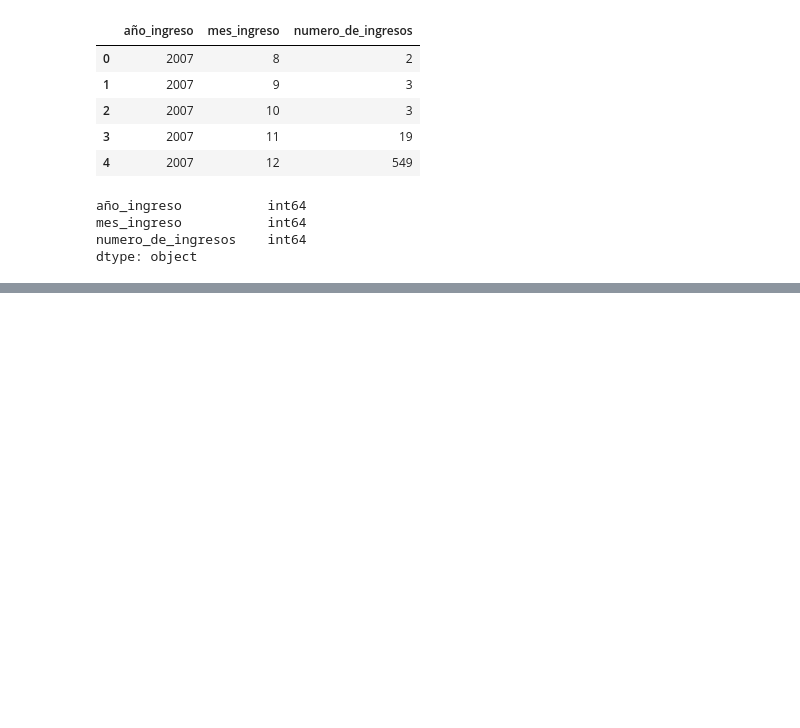
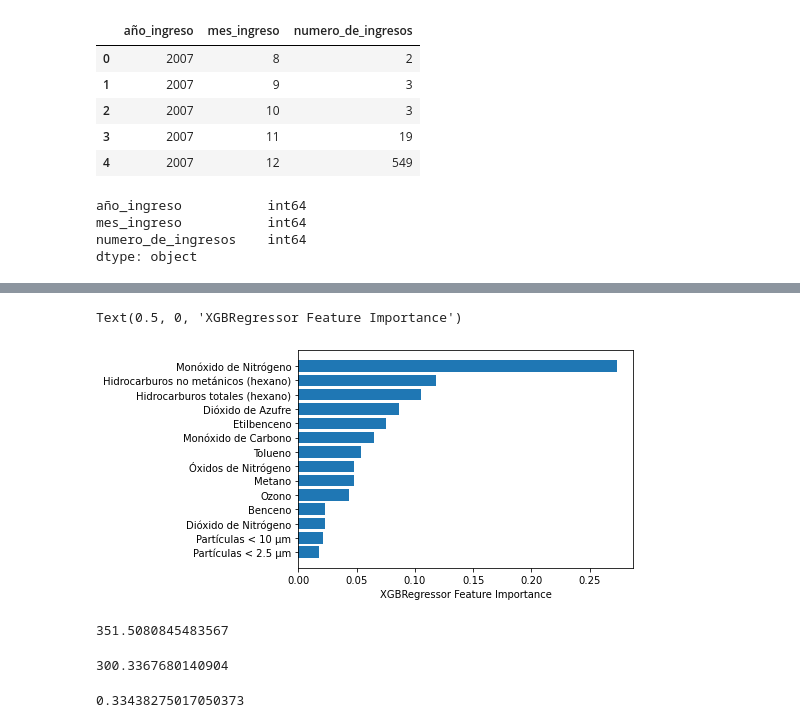
Before and after one commit to carlosgomezgil99/TFM, a Jupyter notebook: TFM_Carlos.ipynb, the cells around one changed output, grey strips where cells are left out. Drawn from its saved outputs; the diff is of its cells as text; code cells hidden in the pictures; blank space fills up the shorter version.

Commit message:
primer modelo

```diff
--- a/TFM_Carlos.ipynb
+++ b/TFM_Carlos.ipynb
@@ -894,0 +912,8 @@ px.line(df_merge,x='FECHA',y=['numero_de_ingresos','VALUE'])
+# %%
+y=df_merge.groupby('FECHA')['numero_de_ingresos'].mean().values
+# %%
+X_train,X_test,y_train,y_test=train_test_split(X,y,test_size=0.2,random_state=42)
+# %%
+model1=XGBRegressor(random_state=42, n_estimators=200, max_depth=8, min_sample_split = 20, learning_rate = 0.01, colsample_bytree = 0.6)
+# %%
+model1.fit(X_train,y_train)
@@ -894,0 +936,7 @@ px.line(df_merge,x='FECHA',y=['numero_de_ingresos','VALUE'])
+# %%
+sorted_idx = model1.feature_importances_.argsort()
+plt.barh(pd.pivot_table(df_merge,index='FECHA',columns='MAGNITUD_NOMBRE',values='VALUE').columns[sorted_idx][-20:], model1.feature_importances_[sorted_idx][-20:])
+plt.xlabel("XGBRegressor Feature Importance")
+# %% [output]
+Text(0.5, 0, 'XGBRegressor Feature Importance')
+[figure, added]
@@ -894,0 +945,12 @@ px.line(df_merge,x='FECHA',y=['numero_de_ingresos','VALUE'])
+# %%
+np.sqrt(mean_squared_error(preds1,y_test))
+# %% [output]
+351.5080845483567
+# %%
+mean_absolute_error(preds1,y_test)
+# %% [output]
+300.3367680140904
+# %%
+mean_absolute_percentage_error(preds1,y_test)
+# %% [output]
+0.33438275017050373
```
Also changed, not shown: parts of 15 cells of this notebook.
